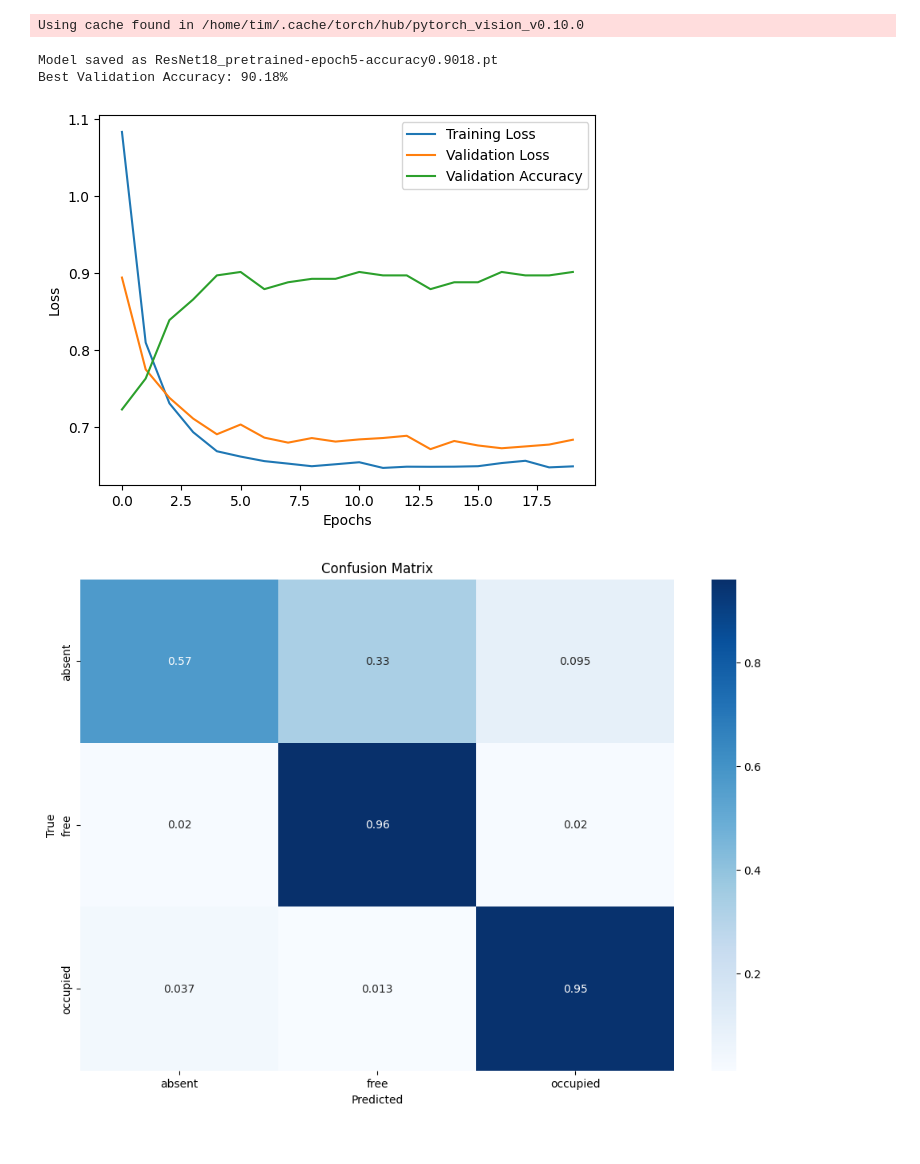
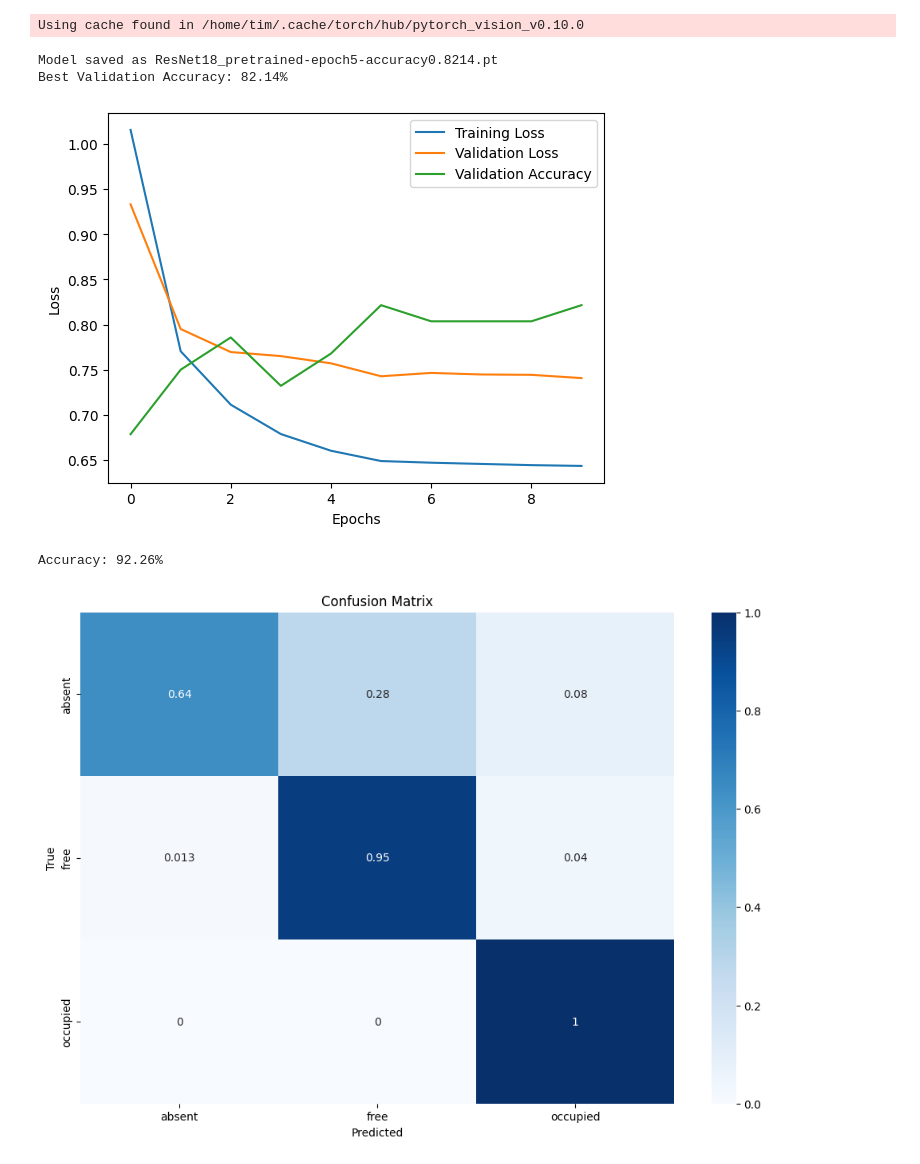
Before and after one commit to TimBerti/zeiss-hackathon-2024, a Jupyter notebook: notebooks/train.ipynb, the cells around one changed output. Drawn from its saved outputs; the diff is of its cells as text; code cells hidden in the pictures.

```diff
--- a/notebooks/train.ipynb
+++ b/notebooks/train.ipynb
@@ -17,8 +17,7 @@ from sklearn.metrics import confusion_matrix
 data_dir = '../data/training_data'
 
 transform = v2.Compose([
-    v2.Resize((224, 224)),
-    v2.RandomVerticalFlip(),
+    v2.Resize((299, 299)),
     v2.ToImage(),
     v2.ToDtype(torch.float32, scale=True),
     v2.Normalize(mean=[0.485, 0.456, 0.406], std=[0.229, 0.224, 0.225]),
@@ -41,6 +40,6 @@ for i in range(4):
 # %%
-train_size = int(0.6 * len(data_set))
-valid_size = int(0.2 * len(data_set))
+train_size = int(0.8 * len(data_set))
+valid_size = int(0.05 * len(data_set))
 test_size = len(data_set) - train_size - valid_size
 
 train_set, valid_set, test_set = torch.utils.data.random_split(data_set, [train_size, valid_size, test_size])
@@ -77,8 +76,8 @@ def validate_accuracy(model, valid_loader, device):
     with torch.no_grad():
         for images, labels in valid_loader:
             images = images.to(device)
-            output = model(images)
-            _, predicted = torch.max(output, 1)
+            outputs = model(images)
+            _, predicted = torch.max(outputs, 1)
             pred += predicted.cpu().numpy().tolist()
             true += labels.numpy().tolist()
 
@@ -130,7 +129,6 @@ def train(model, train_loader, valid_loader, criterion, optimizer, scheduler, nu
             torch.save(model.cpu(), '../models/checkpoint.pt')
             model.to(device)
 
-    # rename model to include hyperparameters
     os.rename('../models/checkpoint.pt', '../models/' + model_name)
     print(f'Model saved as {model_name}')
 
@@ -141,31 +140,31 @@ model = torch.hub.load('pytorch/vision:v0.10.0', 'resnet18', weights='ResNet18_W
 Using cache found in /home/tim/.cache/torch/hub/pytorch_vision_v0.10.0
 # %%
 batch_size = 32
-num_epochs = 20
+num_epochs = 10
 
 for param in model.parameters():
     param.requires_grad = False
 
 num_classes = len(data_set.class_to_idx)
 num_ftrs = model.fc.in_features
 model.fc = nn.Linear(num_ftrs, num_classes)
 
 criterion = nn.CrossEntropyLoss(label_smoothing=0.2)
 optimizer = optim.SGD(model.fc.parameters(), lr=0.001, momentum=0.9, weight_decay=0.01)
 scheduler = optim.lr_scheduler.StepLR(optimizer, step_size=5, gamma=0.1)
 
 train_loader = DataLoader(train_set, batch_size=batch_size, shuffle=True)
 valid_loader = DataLoader(valid_set, batch_size=batch_size)
 
 device = torch.device("cuda" if torch.cuda.is_available() else "cpu")
 
 print('Device:', device)
 best_accuracy, model_name = train(model, train_loader, valid_loader, criterion, optimizer, scheduler, num_epochs, device)
 print(f'Best Validation Accuracy: {best_accuracy:.2%}')
 # %% [output]
-Model saved as ResNet18_pretrained-epoch5-accuracy0.9018.pt
-Best Validation Accuracy: 90.18%
+Model saved as ResNet18_pretrained-epoch5-accuracy0.8214.pt
+Best Validation Accuracy: 82.14%
-[figure, old version]
+[figure, new version]
 # %%
 def plot_confusion_matrix(model, data_loader, device):
     pred = []
@@ -192,8 +191,13 @@ def plot_confusion_matrix(model, data_loader, device):
     plt.yticks(np.arange(num_classes) + 0.5, data_set.classes)
     plt.show()
 
-best_model = torch.load(f'../models/{model_name}')
+model.to(device)
 test_loader = DataLoader(test_set, batch_size=batch_size)
+test_accuracy = validate_accuracy(model, test_loader, device)
+print(f'Accuracy: {test_accuracy:.2%}')
 plot_confusion_matrix(model, test_loader, device)
+model_name = f'ResNet18_pretrained-accuracy{test_accuracy:.4f}.pt'
+torch.save(model.cpu(), '../models/' + model_name)
 # %% [output]
+Accuracy: 92.26%
-[figure, old version]
+[figure, new version]
```
Also changed, not shown: parts of 2 cells of this notebook, 2 other files.
